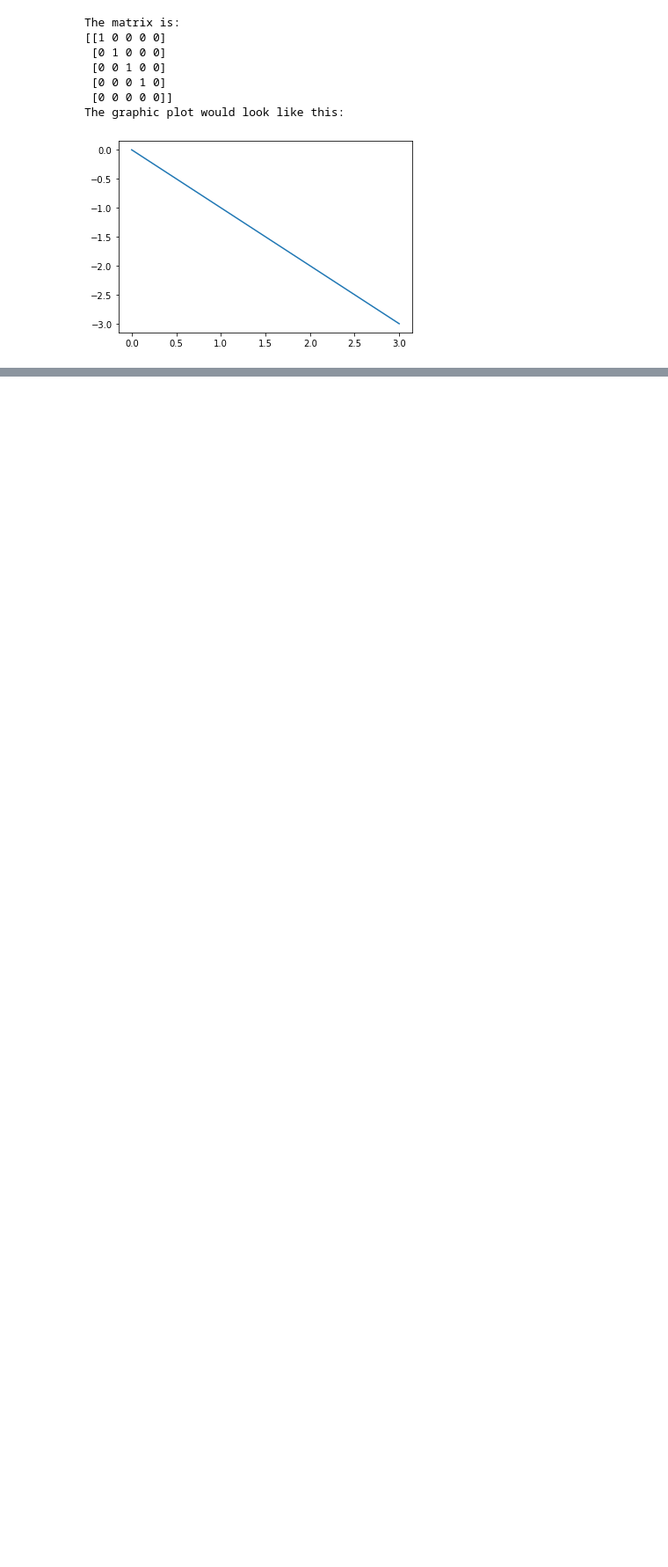
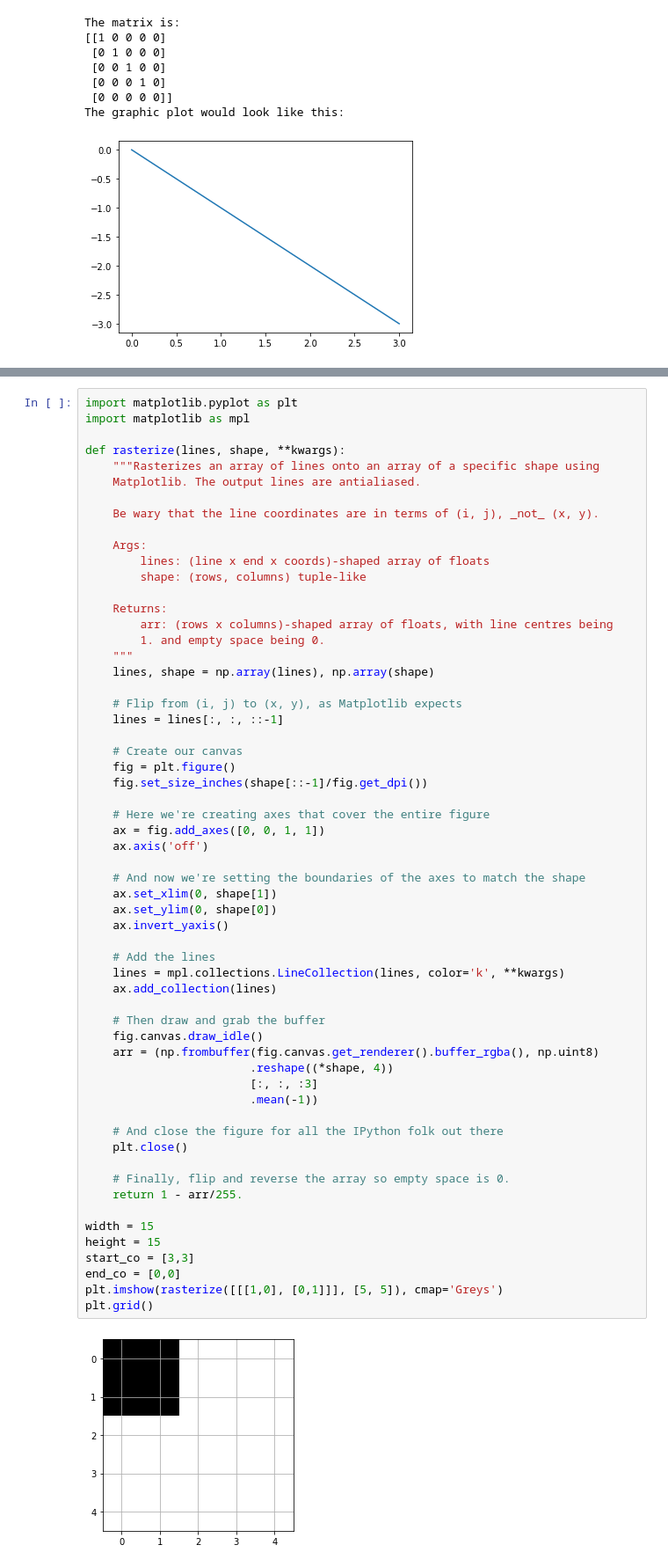
Before and after one commit to vanyad01/ANT61, a Jupyter notebook: matrices.ipynb, the cells around one changed output, grey strips where cells are left out. Shown: that part at 88% size. Drawn from its saved outputs; the diff is of its cells as text; blank space fills up the shorter version.

```diff
--- a/matrices.ipynb
+++ b/matrices.ipynb
@@ -568,0 +571,61 @@ The graphic plot would look like this:
+# %%
+import matplotlib.pyplot as plt
+import matplotlib as mpl
+
+def rasterize(lines, shape, **kwargs):
+    """Rasterizes an array of lines onto an array of a specific shape using
+    Matplotlib. The output lines are antialiased.
+
+    Be wary that the line coordinates are in terms of (i, j), _not_ (x, y).
+
+    Args:
+        lines: (line x end x coords)-shaped array of floats
+        shape: (rows, columns) tuple-like
+
+    Returns:
+        arr: (rows x columns)-shaped array of floats, with line centres being
+        1. and empty space being 0.
+    """
+    lines, shape = np.array(lines), np.array(shape)
+
+    # Flip from (i, j) to (x, y), as Matplotlib expects
+    lines = lines[:, :, ::-1]
+
+    # Create our canvas
+    fig = plt.figure()
+    fig.set_size_inches(shape[::-1]/fig.get_dpi())
+
+    # Here we're creating axes that cover the entire figure
+    ax = fig.add_axes([0, 0, 1, 1])
+    ax.axis('off')
+
+    # And now we're setting the boundaries of the axes to match the shape
+    ax.set_xlim(0, shape[1])
+    ax.set_ylim(0, shape[0])
+    ax.invert_yaxis()
+
+    # Add the lines
+    lines = mpl.collections.LineCollection(lines, color='k', **kwargs)
+    ax.add_collection(lines)
+
+    # Then draw and grab the buffer
+    fig.canvas.draw_idle()
+    arr = (np.frombuffer(fig.canvas.get_renderer().buffer_rgba(), np.uint8)
+                        .reshape((*shape, 4))
+                        [:, :, :3]
+                        .mean(-1))
+
+    # And close the figure for all the IPython folk out there
+    plt.close()
+
+    # Finally, flip and reverse the array so empty space is 0.
+    return 1 - arr/255.
+
+width = 15
+height = 15
+start_co = [3,3]
+end_co = [0,0]
+plt.imshow(rasterize([[[1,0], [0,1]]], [5, 5]), cmap='Greys')
+plt.grid()
+# %% [output]
+[figure, added]
```
Also changed, not shown: parts of 1 cell of this notebook.
